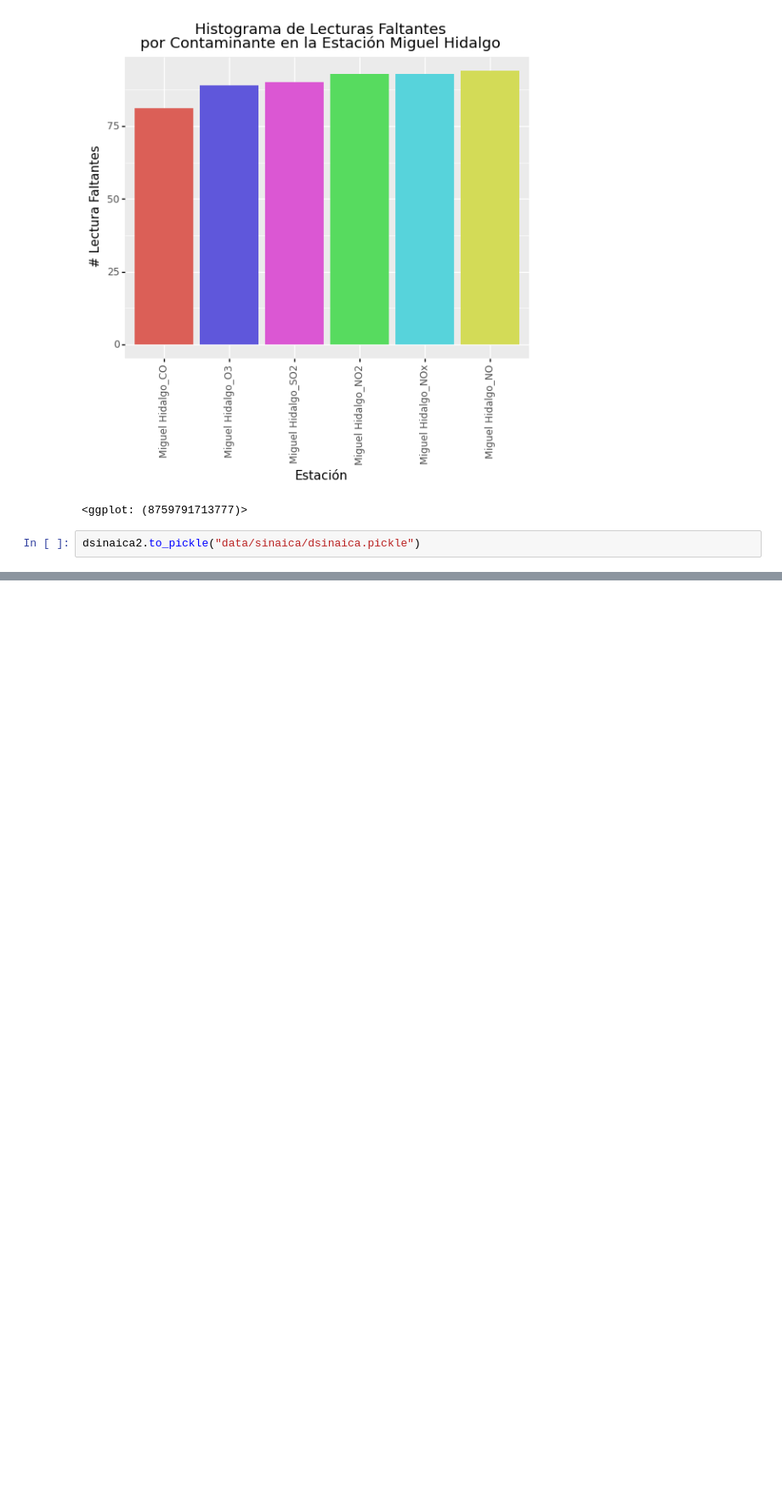
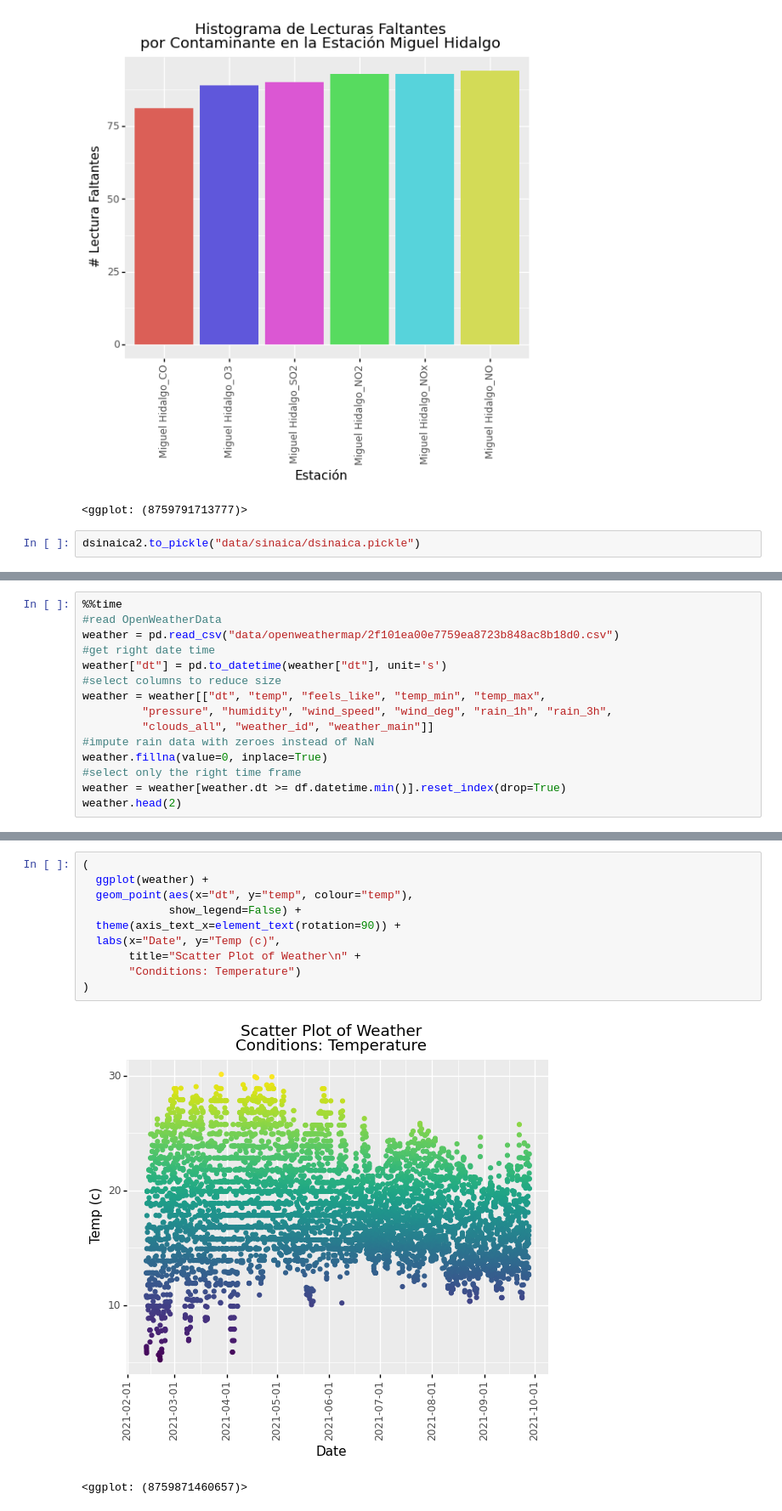
Before and after one commit to philwebsurfer/dlfinal, a Jupyter notebook: paper01_eda.ipynb, the cells around one changed output, grey strips where cells are left out. Shown at 85% size. Drawn from its saved outputs; the diff is of its cells as text; blank space fills up the shorter version.

```diff
--- a/paper01_eda.ipynb
+++ b/paper01_eda.ipynb
@@ -536,0 +541,15 @@ dsinaica2.to_pickle("data/sinaica/dsinaica.pickle")
+# %%
+%%time
+#read OpenWeatherData
+weather = pd.read_csv("data/openweathermap/2f101ea00e7759ea8723b848ac8b18d0.csv")
+#get right date time
+weather["dt"] = pd.to_datetime(weather["dt"], unit='s')
+#select columns to reduce size
+weather = weather[["dt", "temp", "feels_like", "temp_min", "temp_max",
+         "pressure", "humidity", "wind_speed", "wind_deg", "rain_1h", "rain_3h",
+         "clouds_all", "weather_id", "weather_main"]]
+#impute rain data with zeroes instead of NaN
+weather.fillna(value=0, inplace=True)
+#select only the right time frame
+weather = weather[weather.dt >= df.datetime.min()].reset_index(drop=True)
+weather.head(2)
@@ -536,0 +562,13 @@ dsinaica2.to_pickle("data/sinaica/dsinaica.pickle")
+# %%
+(
+  ggplot(weather) +
+  geom_point(aes(x="dt", y="temp", colour="temp"),
+             show_legend=False) +
+  theme(axis_text_x=element_text(rotation=90)) +
+  labs(x="Date", y="Temp (c)",
+       title="Scatter Plot of Weather\n" +
+       "Conditions: Temperature")
+)
+# %% [output]
+[figure, added]
+<ggplot: (8759871460657)>
```
Also changed, not shown: parts of 24 cells of this notebook.
